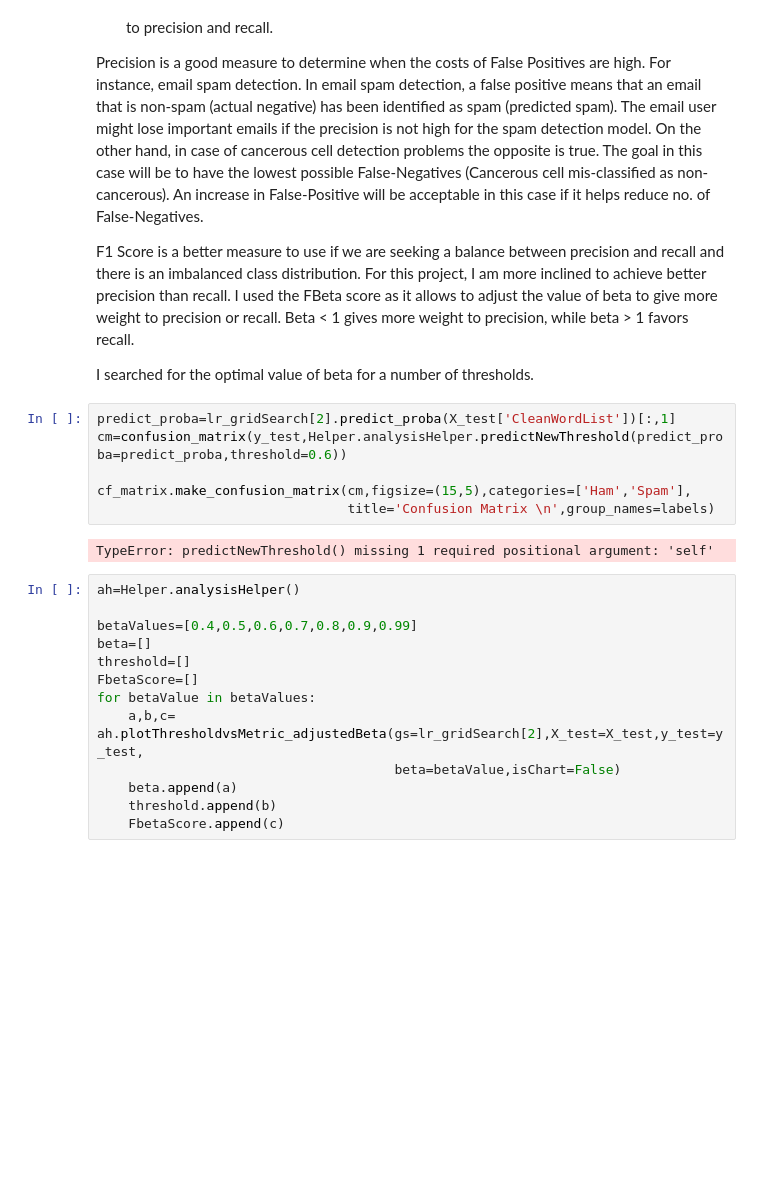
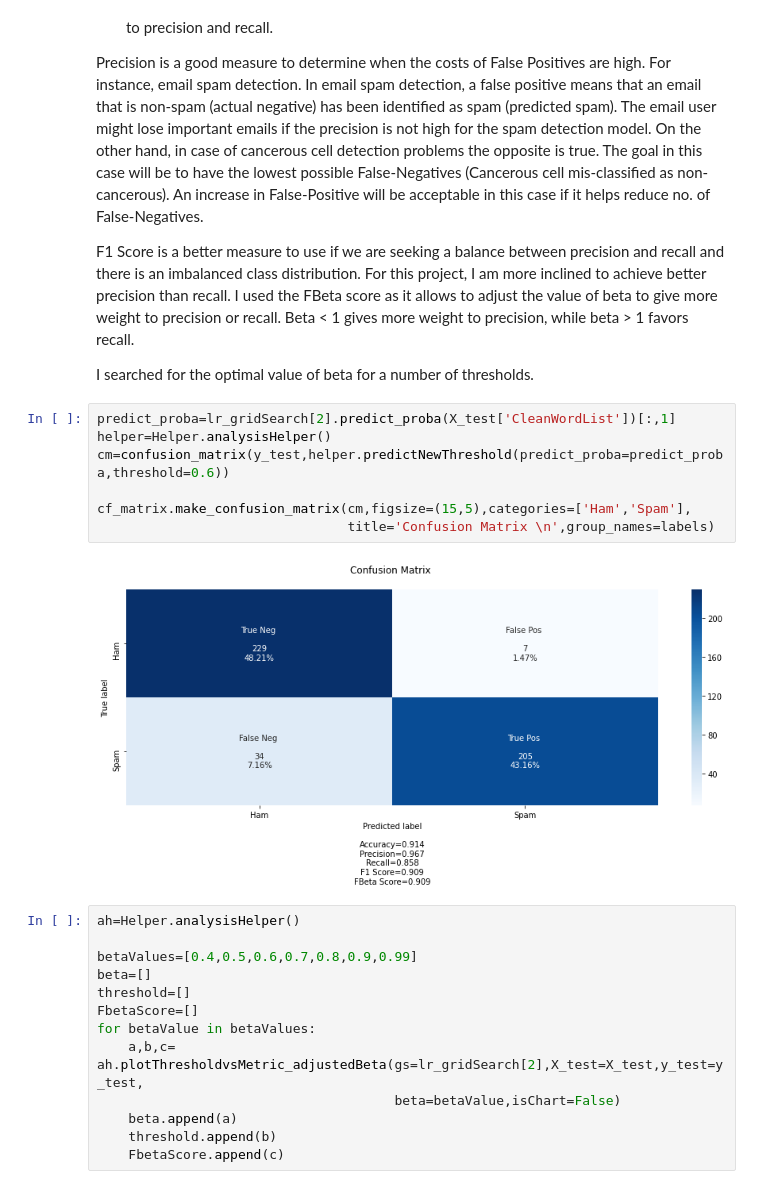
Before and after one commit to Preeti24/Youtube-comments, a Jupyter notebook: Machine Learning-Pipeline.ipynb, the cells around one changed output. Drawn from its saved outputs; the diff is of its cells as text; blank space fills up the shorter version.

```diff
--- a/Machine Learning-Pipeline.ipynb
+++ b/Machine Learning-Pipeline.ipynb
@@ -302,12 +302,13 @@ F1 Score is a better measure to use if we are seeking a balance between precisio
 I searched for the optimal value of beta for a number of thresholds.
 # %%
 predict_proba=lr_gridSearch[2].predict_proba(X_test['CleanWordList'])[:,1]
-cm=confusion_matrix(y_test,Helper.analysisHelper.predictNewThreshold(predict_proba=predict_proba,threshold=0.6))
+helper=Helper.analysisHelper()
+cm=confusion_matrix(y_test,helper.predictNewThreshold(predict_proba=predict_proba,threshold=0.6))
 
 cf_matrix.make_confusion_matrix(cm,figsize=(15,5),categories=['Ham','Spam'],
                                 title='Confusion Matrix \n',group_names=labels)
 # %% [output]
-TypeError: predictNewThreshold() missing 1 required positional argument: 'self'
+[figure, added]
 # %%
 ah=Helper.analysisHelper()
 
```
Also changed, not shown: parts of 36 cells of this notebook.
